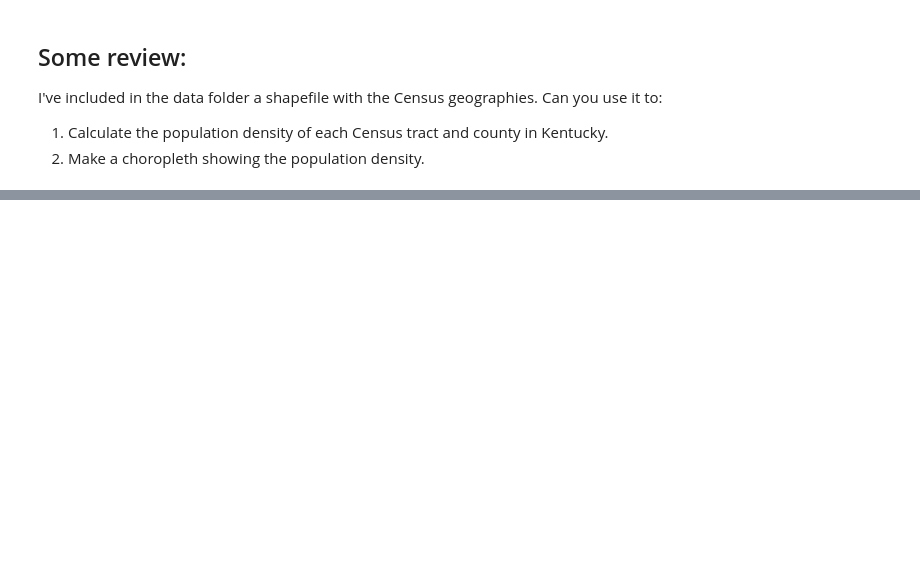
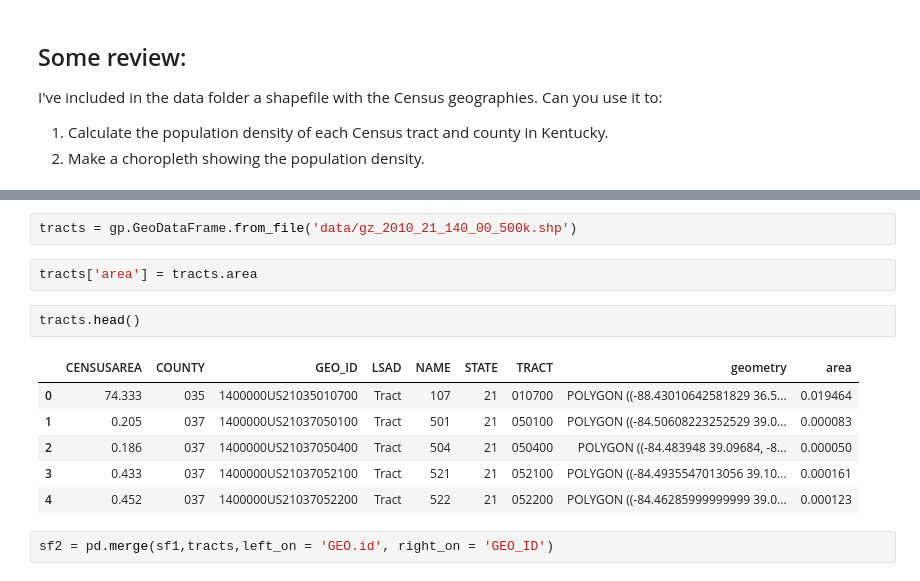
Before and after one commit to kboerger4/ce599-s17, a Jupyter notebook: 12-Grouping/groupby.ipynb, the cells around one changed output, grey strips where cells are left out. Saved outputs shown, nothing was run; the diff lists cells and outputs as text; blank space fills up the shorter version.

```diff
--- a/12-Grouping/groupby.ipynb
+++ b/12-Grouping/groupby.ipynb
@@ -544,0 +535,15 @@ I've included in the data folder a shapefile with the Census geographies.  Can y
+# %%
+tracts = gp.GeoDataFrame.from_file('data/gz_2010_21_140_00_500k.shp')
+# %%
+tracts['area'] = tracts.area
+# %%
+tracts.head()
+# %% [output]
+|  | CENSUSAREA | COUNTY | GEO_ID | LSAD | NAME | STATE | TRACT | geometry | area |
+| 0 | 74.333 | 035 | 1400000US21035010700 | Tract | 107 | 21 | 010700 | POLYGON ((-88.43010642581829 36.5... | 0.019464 |
+| 1 | 0.205 | 037 | 1400000US21037050100 | Tract | 501 | 21 | 050100 | POLYGON ((-84.50608223252529 39.0... | 0.000083 |
+| 2 | 0.186 | 037 | 1400000US21037050400 | Tract | 504 | 21 | 050400 | POLYGON ((-84.483948 39.09684, -8... | 0.000050 |
+| 3 | 0.433 | 037 | 1400000US21037052100 | Tract | 521 | 21 | 052100 | POLYGON ((-84.4935547013056 39.10... | 0.000161 |
+| 4 | 0.452 | 037 | 1400000US21037052200 | Tract | 522 | 21 | 052200 | POLYGON ((-84.46285999999999 39.0... | 0.000123 |
+# %%
+sf2 = pd.merge(sf1,tracts,left_on = 'GEO.id', right_on = 'GEO_ID')
```
Also changed, not shown: parts of 13 cells of this notebook.
